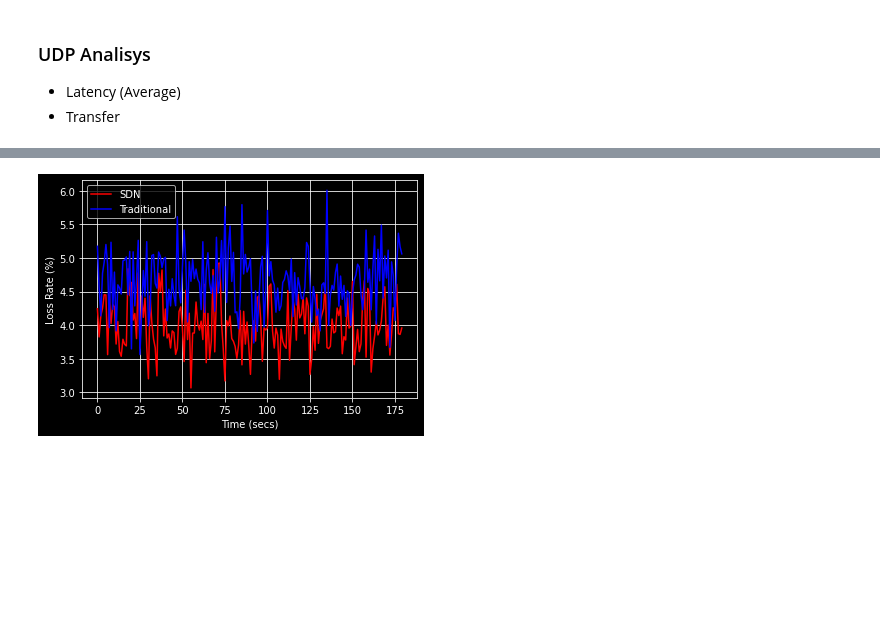
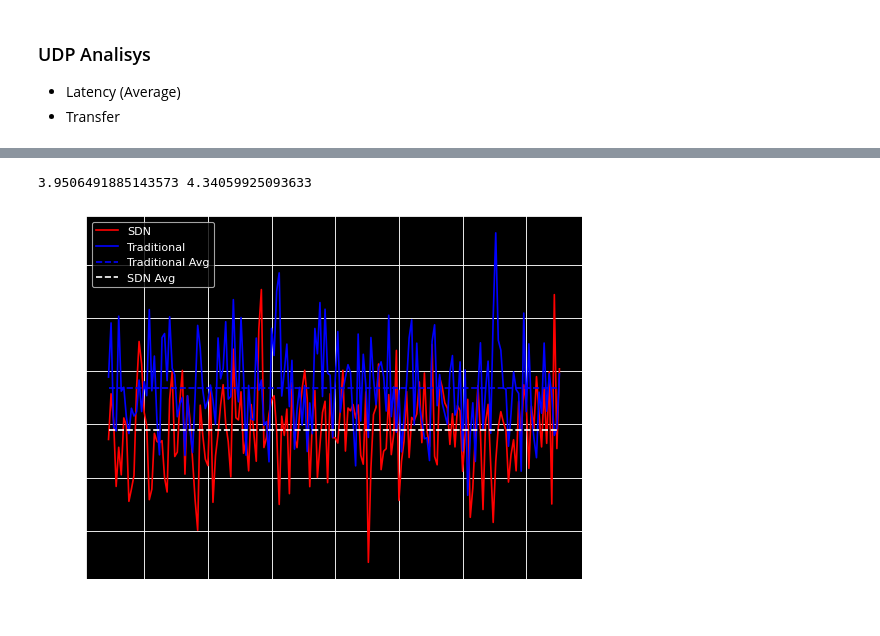
Before and after one commit to victortostes-hotmart/dijkstra-sdn, a Jupyter notebook: analisys.ipynb, the cells around one changed output, grey strips where cells are left out. Saved outputs shown, nothing was run; the diff lists cells and outputs as text; code cells hidden in the pictures; blank space fills up the shorter version.

```diff
--- a/analisys.ipynb
+++ b/analisys.ipynb
@@ -12,25 +12,24 @@ topology = 'custom';
 udp_colnames=['HOST', 'PROTOCOL', 'CONNECTION_ID', 'INTERVAL_START', 'INTERVAL_END', 'TRANSFER', 'TRANSFER_UNIT', 'BANDWIDTH', 'BANDWIDTH_UNIT', 'JITTER', 'JITTER_UNIT', 'LOSS_PERCENT', 'LATENCY_AVG', 'LATENCY_MIN', 'LATENCY_MAX', 'LATENCY_STDEV', 'LATENCY_UNIT', 'PPS'];
 udp_sdn_df = pd.read_csv('./network/' + topology + '/results/SDN/database_UDP.csv', names=udp_colnames, header=0);
 udp_sdn_df = udp_sdn_df[udp_sdn_df['INTERVAL_END'] - udp_sdn_df['INTERVAL_START'] == 1];
-# udp_sdn_df = udp_sdn_df[udp_sdn_df['INTERVAL_START'].gt(7)]
-# udp_sdn_df = udp_sdn_df[udp_sdn_df['INTERVAL_END'].lt(31)]
+udp_sdn_df = udp_sdn_df[udp_sdn_df['INTERVAL_START'].gt(10)]
+udp_sdn_df = udp_sdn_df[udp_sdn_df['INTERVAL_END'].lt(190)]
 
 udp_trad_df = pd.read_csv('./network/' + topology + '/results/TRADITIONAL/database_UDP.csv', names=udp_colnames, header=0);
 udp_trad_df = udp_trad_df[udp_trad_df['INTERVAL_END'] - udp_trad_df['INTERVAL_START'] == 1]
-# udp_trad_df = udp_trad_df[udp_trad_df['INTERVAL_START'].gt(7)]
-# udp_trad_df = udp_trad_df[udp_trad_df['INTERVAL_END'].lt(31)]
+udp_trad_df = udp_trad_df[udp_trad_df['INTERVAL_START'].gt(10)]
+udp_trad_df = udp_trad_df[udp_trad_df['INTERVAL_END'].lt(190)]
 
 
 tcp_colnames=['HOST', 'PROTOCOL', 'CONNECTION_ID', 'INTERVAL_START', 'INTERVAL_END', 'TRANSFER', 'TRANSFER_UNIT', 'BANDWIDTH', 'BANDWIDTH_UNIT'];
 tcp_sdn_df = pd.read_csv('./network/' + topology + '/results/SDN/database_TCP.csv', names=tcp_colnames, header=0);
 tcp_sdn_df = tcp_sdn_df[tcp_sdn_df['INTERVAL_END'] - tcp_sdn_df['INTERVAL_START'] == 1];
-# tcp_sdn_df = tcp_sdn_df[tcp_sdn_df['INTERVAL_START'].gt(0)]
-# tcp_sdn_df = tcp_sdn_df[tcp_sdn_df['INTERVAL_END'].lt(30)]
+tcp_sdn_df = tcp_sdn_df[tcp_sdn_df['INTERVAL_START'].gt(10)]
+tcp_sdn_df = tcp_sdn_df[tcp_sdn_df['INTERVAL_END'].lt(190)]
 
 tcp_trad_df = pd.read_csv('./network/' + topology + '/results/TRADITIONAL/database_TCP.csv', names=tcp_colnames, header=0);
 tcp_trad_df = tcp_trad_df[tcp_trad_df['INTERVAL_END'] - tcp_trad_df['INTERVAL_START'] == 1]
-# tcp_trad_df = tcp_trad_df[tcp_trad_df['INTERVAL_START'].gt(0)]
-# tcp_trad_df = tcp_trad_df[tcp_trad_df['INTERVAL_END'].lt(30)]
+tcp_trad_df = tcp_trad_df[tcp_trad_df['INTERVAL_START'].gt(10)]
+tcp_trad_df = tcp_trad_df[tcp_trad_df['INTERVAL_END'].lt(190)]
 
 plt.style.use('dark_background');
-plt.figure(figsize=(8, 6), dpi=80)
@@ -125,9 +132,10 @@ plt.show
 # %%
 # BANDWIDTH
 
-sdn_grouped_bd = sdn_grouped.agg({'BANDWIDTH': np.sum});
-trad_grouped_bd = trad_grouped.agg({'BANDWIDTH': np.sum});
+sdn_grouped_bd = sdn_grouped.agg({'BANDWIDTH': np.mean});
+trad_grouped_bd = trad_grouped.agg({'BANDWIDTH': np.mean});
 
+plt.figure(figsize=(8, 6), dpi=80)
 plt.xlabel('Time (secs)');
 plt.ylabel('Bandwidth (Mbits/s)');
 plt.plot(sdn_grouped_bd['INTERVAL_START'], sdn_grouped_bd['BANDWIDTH'], color='r', label='SDN');
@@ -155,14 +164,27 @@ plt.show();
 # %%
 # LOSS
-sdn_grouped_transfer = sdn_grouped.agg({'LOSS_PERCENT': np.mean});
-trad_grouped_transfer = trad_grouped.agg({'LOSS_PERCENT': np.mean});
+udp_sdn_df_copy = udp_sdn_df.copy();
+udp_trad_df_copy = udp_trad_df.copy();
 
+sdn_avg = udp_sdn_df_copy['LOSS_PERCENT'].mean();
+trad_avg = udp_trad_df_copy['LOSS_PERCENT'].mean();
+
+sdn_grouped_loss = sdn_grouped.agg({'LOSS_PERCENT': np.mean});
+trad_grouped_loss = trad_grouped.agg({'LOSS_PERCENT': np.mean});
+
+
+print(sdn_avg, trad_avg)
+
+plt.figure(figsize=(8, 6), dpi=80)
 plt.xlabel('Time (secs)');
 plt.ylabel('Loss Rate (%)');
-plt.plot(sdn_grouped_transfer['INTERVAL_START'], sdn_grouped_transfer['LOSS_PERCENT'], color='r', label='SDN');
-plt.plot(trad_grouped_transfer['INTERVAL_START'], trad_grouped_transfer['LOSS_PERCENT'], color='b', label='Traditional');
+plt.plot(sdn_grouped_loss['INTERVAL_START'], sdn_grouped_loss['LOSS_PERCENT'], color='r', label='SDN');
+plt.plot(trad_grouped_loss['INTERVAL_START'], trad_grouped_loss['LOSS_PERCENT'], color='b', label='Traditional');
+plt.plot(trad_grouped_bd['INTERVAL_START'], [trad_avg] * 178, color='b', label='Traditional Avg', linestyle='dashed');
+plt.plot(trad_grouped_bd['INTERVAL_START'], [sdn_avg] * 178, color='w', label='SDN Avg', linestyle='dashed');
 plt.legend();
 plt.grid();
 plt.show();
 # %% [output]
+3.9506491885143573 4.34059925093633
-[figure, old version]
+[figure, new version]
```
Also changed, not shown: parts of 7 cells of this notebook, 6 other files.
